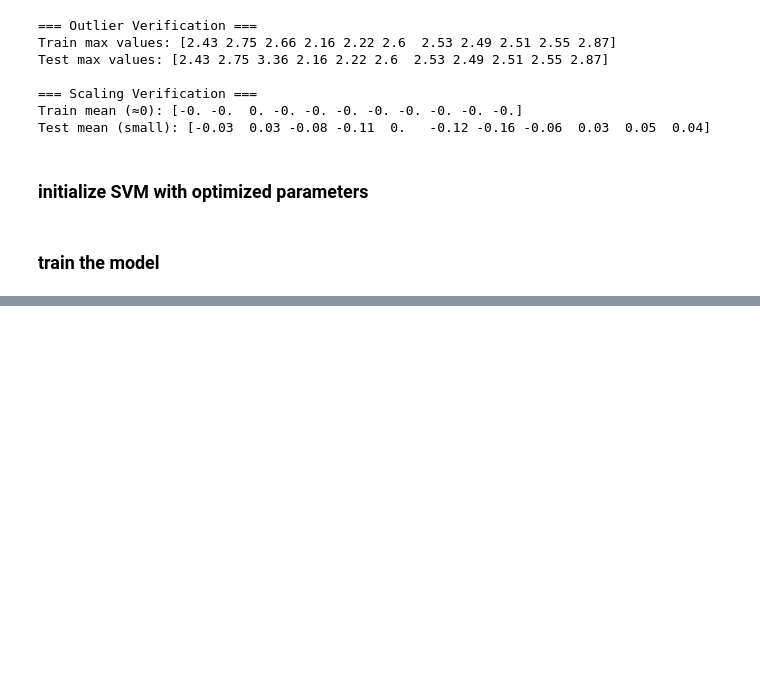
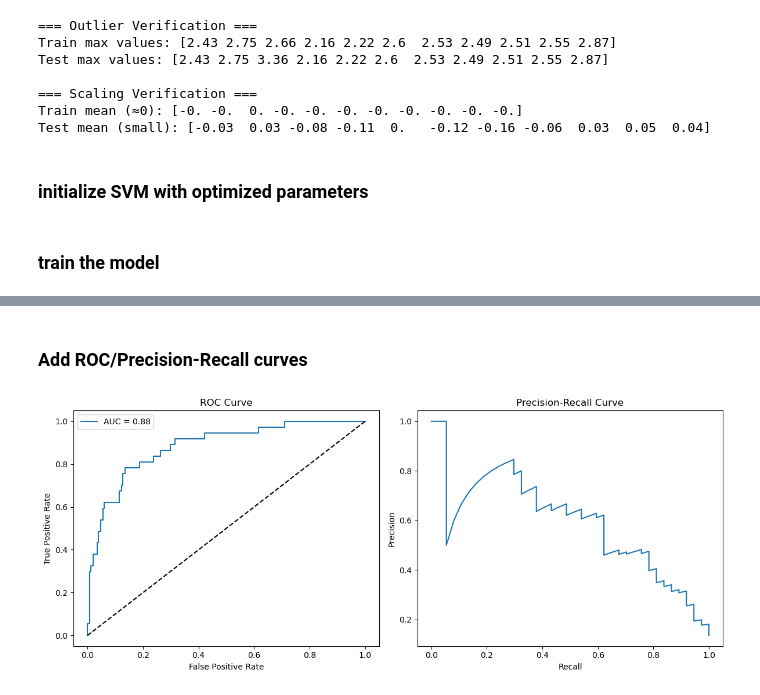
Before and after one commit to SherinDZerogithub/ML-Wine-Predicting-Model-CS1, a Jupyter notebook: wine_quality_predicting_model/notebooks/FC211038_KavindiHewawasam/svm.ipynb, the cells around one changed output, grey strips where cells are left out. Cells and saved outputs as stored; diff of their text form; code cells hidden in the pictures; blank space fills up the shorter version.

```diff
--- a/wine_quality_predicting_model/notebooks/FC211038_KavindiHewawasam/svm.ipynb
+++ b/wine_quality_predicting_model/notebooks/FC211038_KavindiHewawasam/svm.ipynb
@@ -453,0 +503,25 @@ CV F1-score: 0.9289 (±0.0114)
+# %% [markdown]
+### Add ROC/Precision-Recall curves
+# %%
+fpr, tpr, _ = roc_curve(y_test, y_probs)
+roc_auc = auc(fpr, tpr)
+
+plt.figure(figsize=(12,5))
+plt.subplot(121)
+plt.plot(fpr, tpr, label=f'AUC = {roc_auc:.2f}')
+plt.plot([0, 1], [0, 1], 'k--')
+plt.xlabel('False Positive Rate')
+plt.ylabel('True Positive Rate')
+plt.title('ROC Curve')
+plt.legend()
+
+plt.subplot(122)
+precision, recall, _ = precision_recall_curve(y_test, y_probs)
+plt.plot(recall, precision)
+plt.xlabel('Recall')
+plt.ylabel('Precision')
+plt.title('Precision-Recall Curve')
+plt.tight_layout()
+plt.show()
+# %% [output]
+[figure, added]
```
Also changed, not shown: parts of 20 cells of this notebook.
